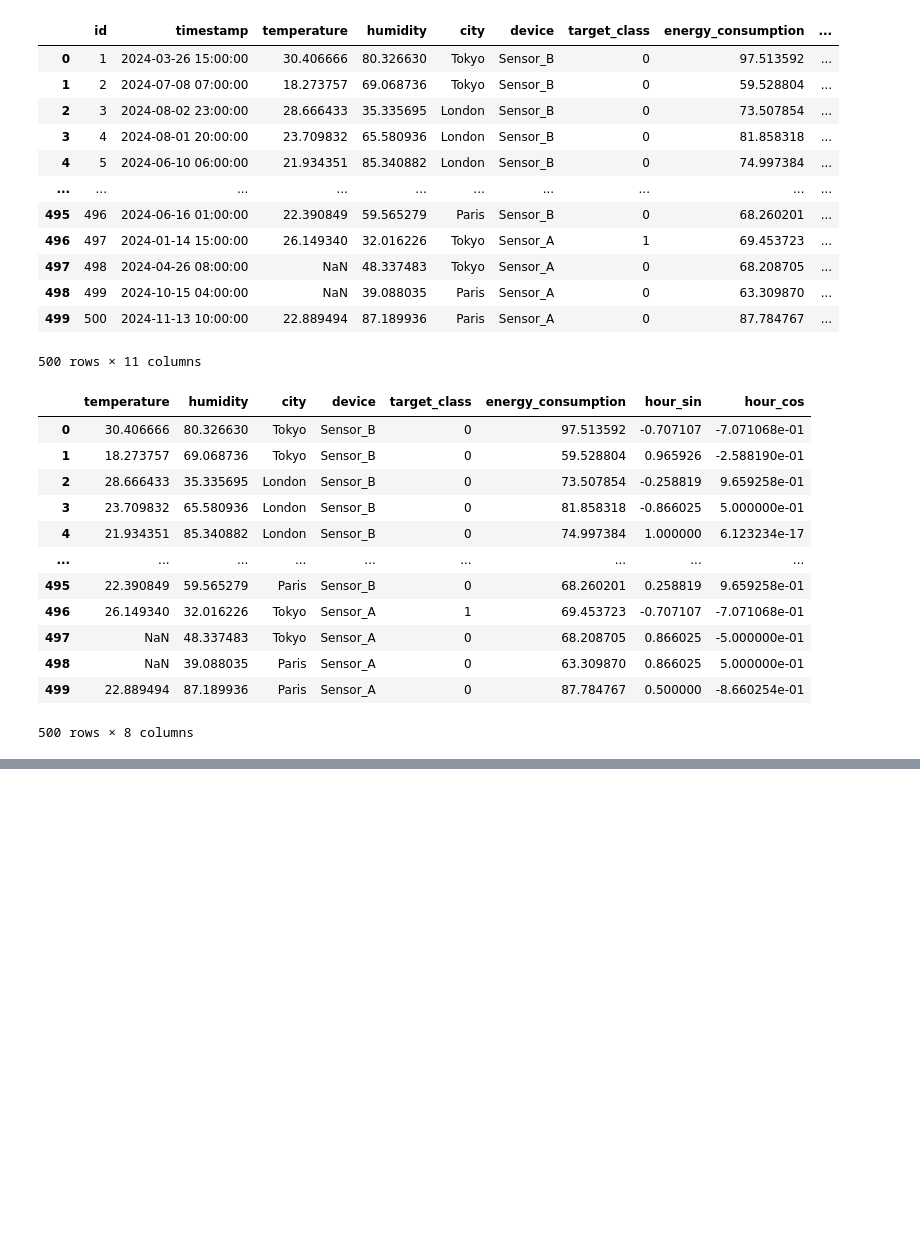
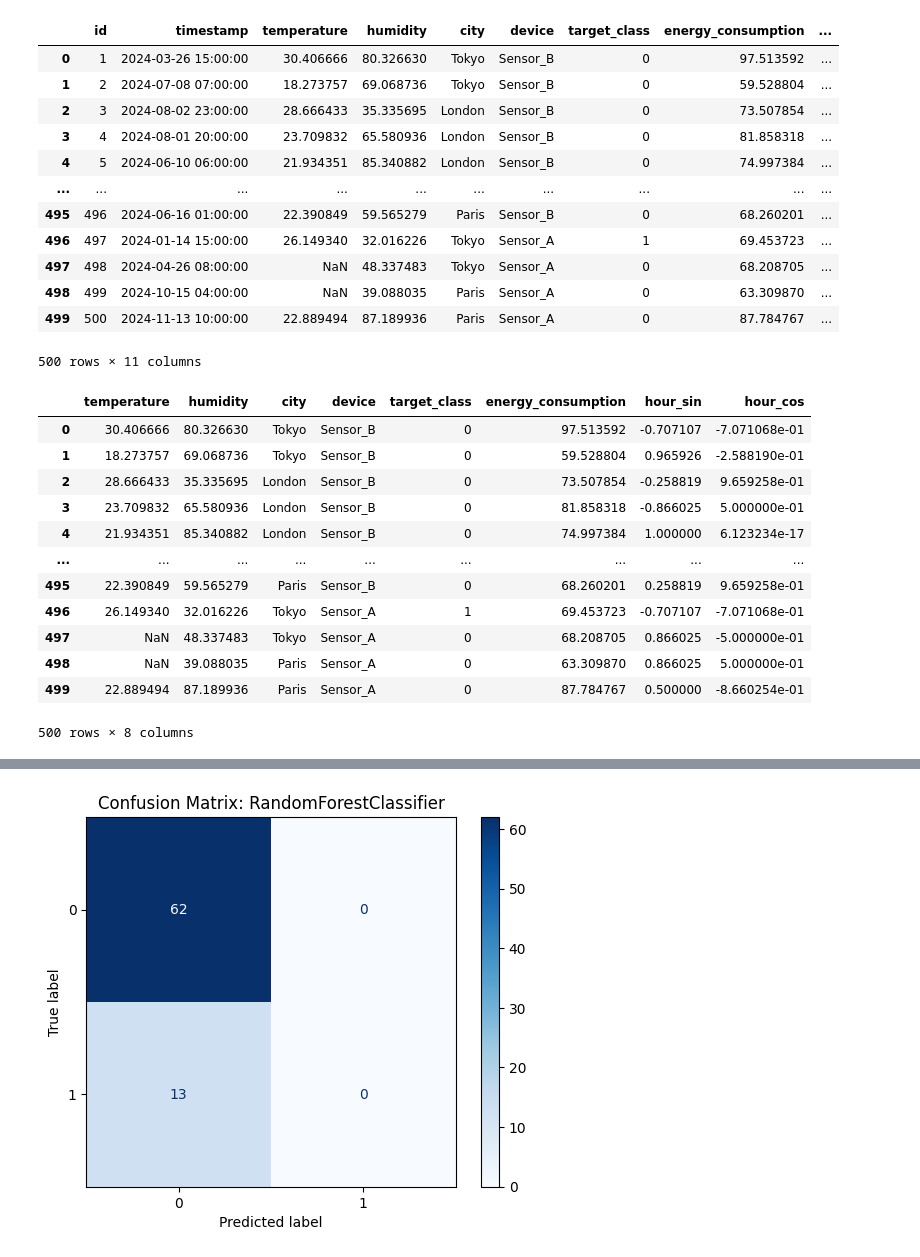
Before and after one commit to imivi/ml-examples, a Jupyter notebook: docs/preprocess.ipynb, the cells around one changed output, grey strips where cells are left out. Drawn from its saved outputs; the diff is of its cells as text; code cells hidden in the pictures; blank space fills up the shorter version.

```diff
--- a/docs/preprocess.ipynb
+++ b/docs/preprocess.ipynb
@@ -248,0 +679,10 @@ X_test_scaled = scaler.transform(X_test_final)
+# %%
+# Train classifier
+
+from sklearn.ensemble import RandomForestClassifier
+
+best_params = {'max_depth': 5, 'min_samples_leaf': 4, 'n_estimators': 100}
+
+model = RandomForestClassifier(class_weight='balanced', **best_params)
+model.fit(X_train_encoded, y_train)
+y_pred = model.predict(X_test_encoded)
@@ -248,0 +699,4 @@ X_test_scaled = scaler.transform(X_test_final)
+# %%
+show_confusion_matrix(model, y_test, y_pred)
+# %% [output]
+[figure, added]
```
Also changed, not shown: parts of 23 cells of this notebook, 6 other files.
